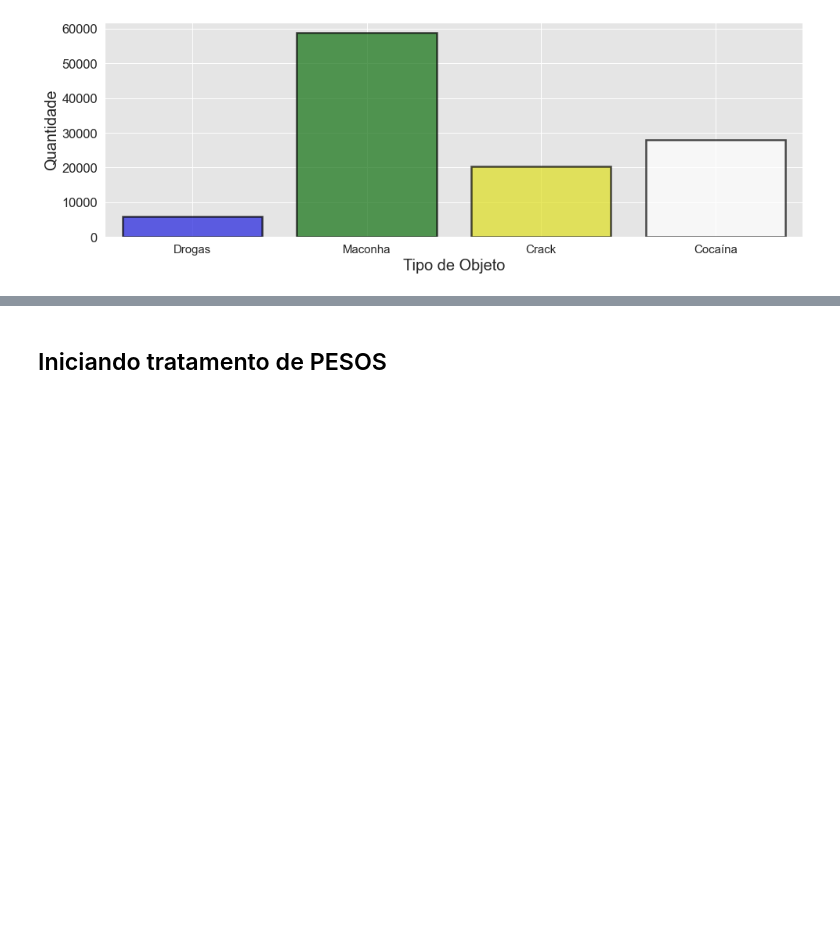
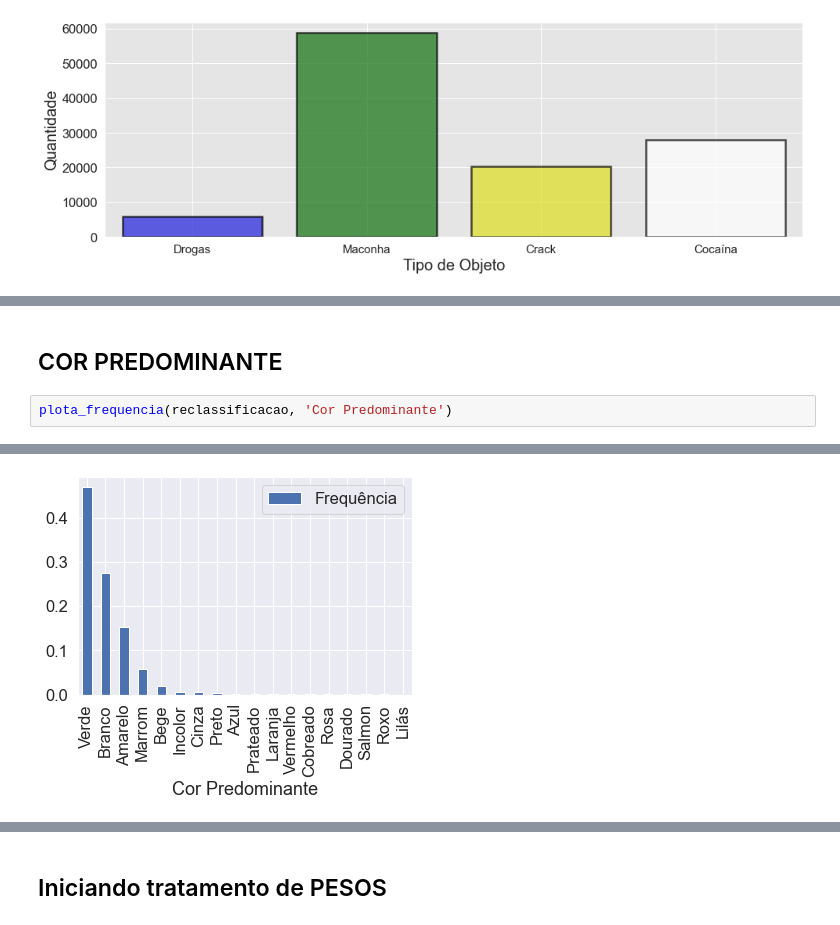
Before and after one commit to giuliannocappellari/Grafos, a Jupyter notebook: Indicadores/Drogas_Reclassificacao.ipynb, the cells around one changed output, grey strips where cells are left out. Cells and saved outputs as stored; diff of their text form; blank space fills up the shorter version.

```diff
--- a/Indicadores/Drogas_Reclassificacao.ipynb
+++ b/Indicadores/Drogas_Reclassificacao.ipynb
@@ -189,0 +226,5 @@ reclassificacao.head(5)
+# %% [markdown]
+## COR PREDOMINANTE
+# %%
+plota_frequencia(reclassificacao, 'Cor Predominante')
+# %% [output]
@@ -189,0 +234 @@ reclassificacao.head(5)
+[figure, added]
```
Also changed, not shown: parts of 18 cells of this notebook, 1 other file.
